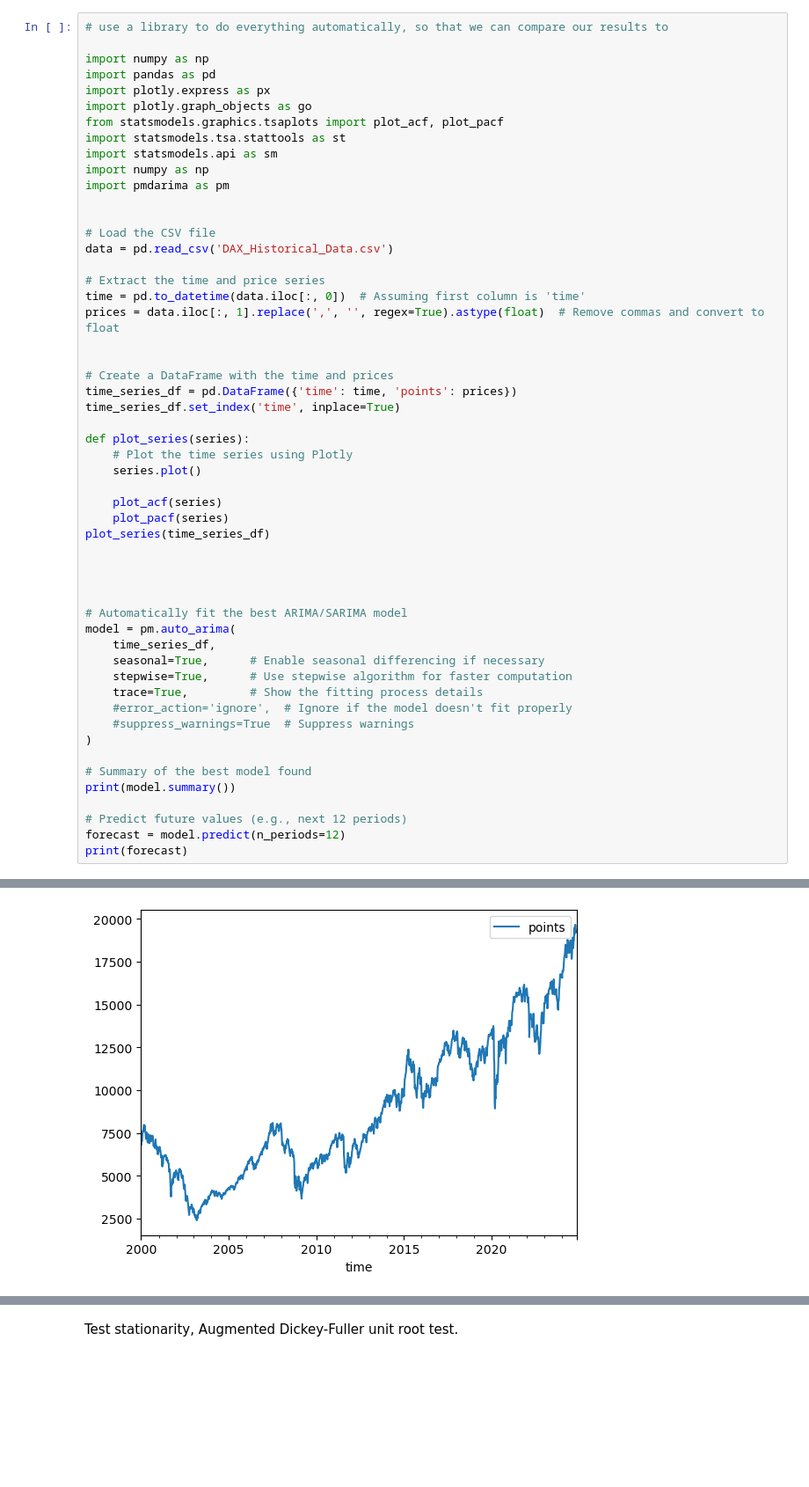
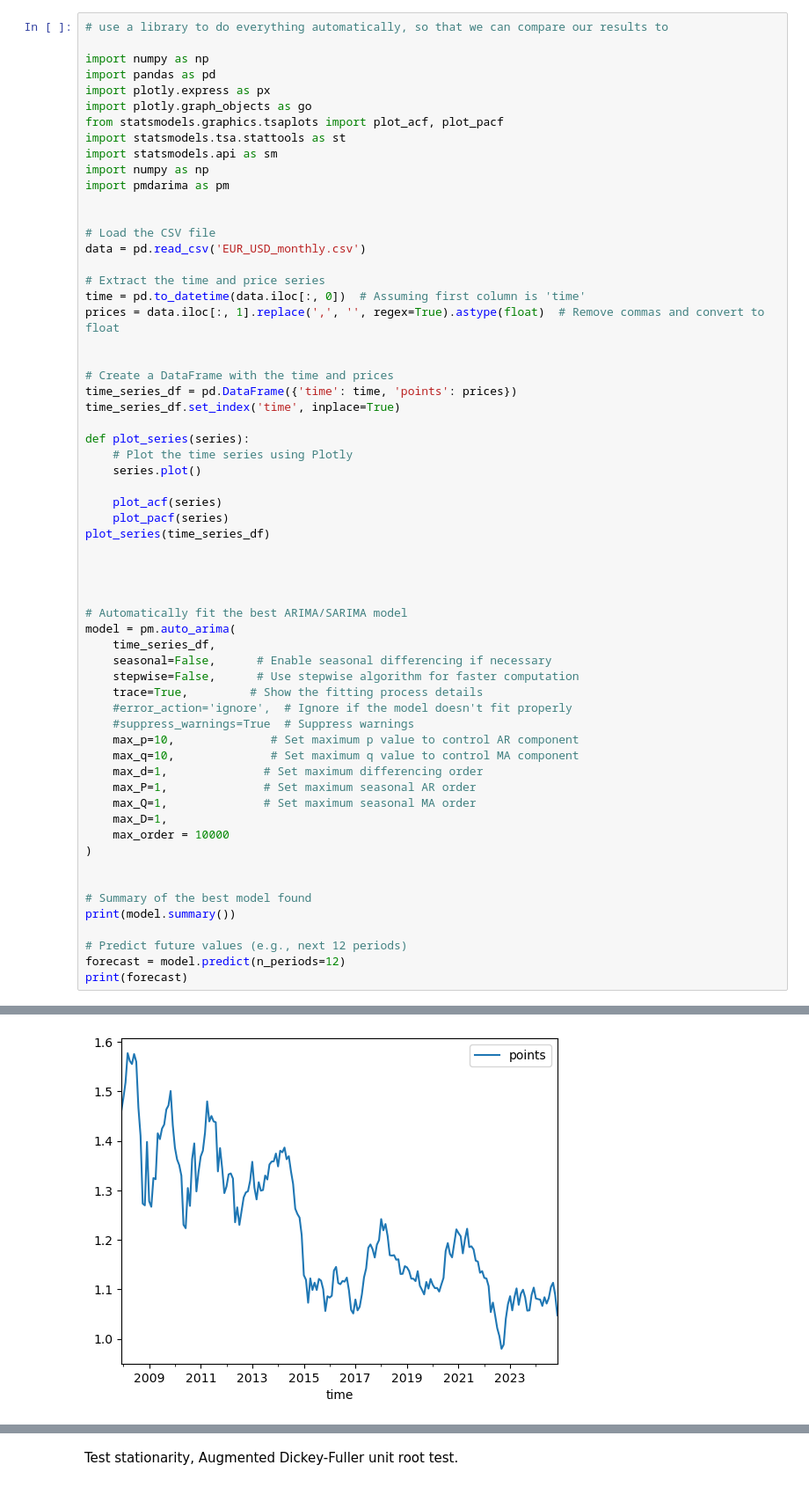
Before and after one commit to daniel-strauss/econometria, a Jupyter notebook: all_auto.ipynb, the cells around one changed output, grey strips where cells are left out. Shown: that part at 88% size. Cells and saved outputs as stored; diff of their text form; blank space fills up the shorter version.

```diff
--- a/all_auto.ipynb
+++ b/all_auto.ipynb
@@ -13,7 +13,7 @@ import pmdarima as pm
 
 
 # Load the CSV file
-data = pd.read_csv('DAX_Historical_Data.csv')
+data = pd.read_csv('EUR_USD_monthly.csv')
 
 # Extract the time and price series
 time = pd.to_datetime(data.iloc[:, 0])  # Assuming first column is 'time'
@@ -38,12 +38,20 @@ plot_series(time_series_df)
 # Automatically fit the best ARIMA/SARIMA model
 model = pm.auto_arima(
     time_series_df,
-    seasonal=True,      # Enable seasonal differencing if necessary
-    stepwise=True,      # Use stepwise algorithm for faster computation
+    seasonal=False,      # Enable seasonal differencing if necessary
+    stepwise=False,      # Use stepwise algorithm for faster computation
     trace=True,         # Show the fitting process details
     #error_action='ignore',  # Ignore if the model doesn't fit properly
     #suppress_warnings=True  # Suppress warnings
+    max_p=10,              # Set maximum p value to control AR component
+    max_q=10,              # Set maximum q value to control MA component
+    max_d=1,              # Set maximum differencing order
+    max_P=1,              # Set maximum seasonal AR order
+    max_Q=1,              # Set maximum seasonal MA order
+    max_D=1,
+    max_order = 10000
 )
+
 
 # Summary of the best model found
 print(model.summary())
@@ -71,2 +79,2 @@ Performing stepwise search to minimize aic
 dtype: float64
-[figure, old version]
+[figure, new version]
```
Also changed, not shown: parts of 1 cell of this notebook, 6 other files.
